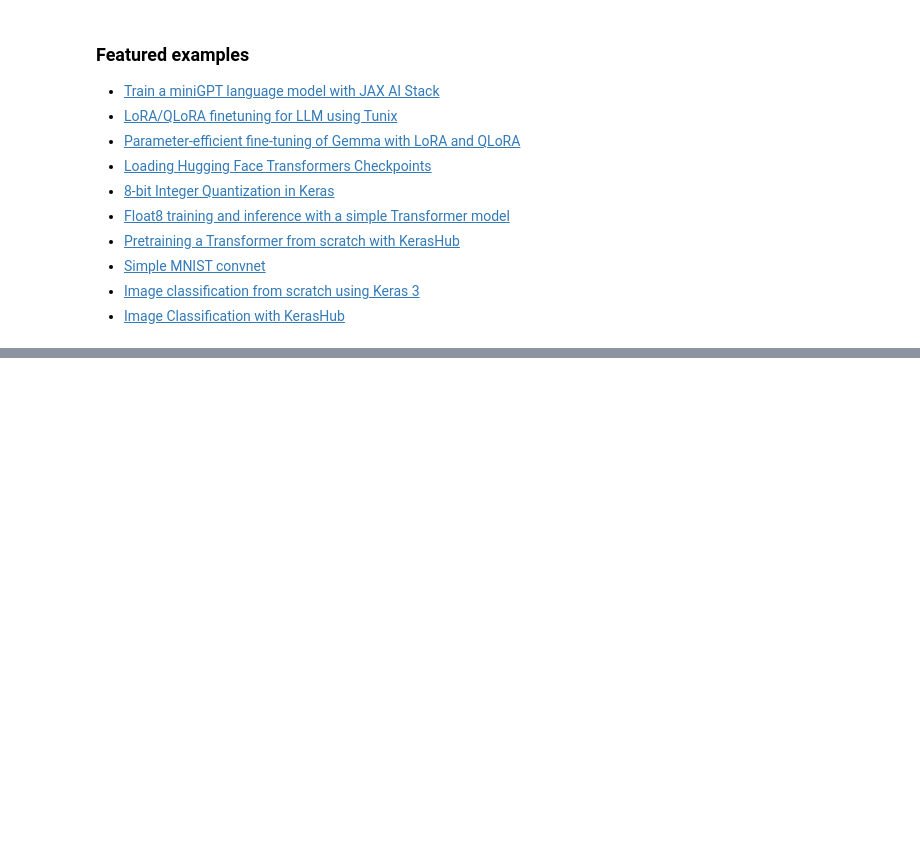
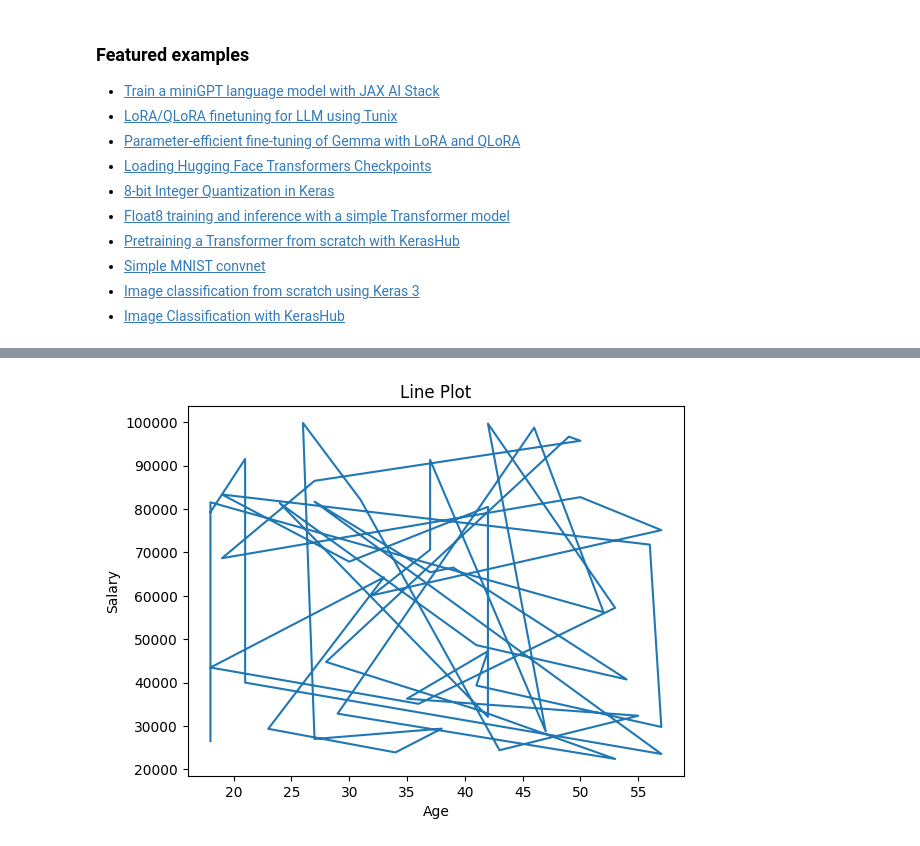
Before and after one commit to Subi2005-10/DATA-SCIENCE, a Jupyter notebook: Welcome_To_Colab.ipynb, the cells around one changed output, grey strips where cells are left out. Cells and saved outputs as stored; diff of their text form; code cells hidden in the pictures; blank space fills up the shorter version.

```diff
--- a/Welcome_To_Colab.ipynb
+++ b/Welcome_To_Colab.ipynb
@@ -398,0 +249,8 @@ These are a few of the notebooks related to Machine Learning, including Google's
+# %%
+plt.plot(data['Age'], data['Salary'])
+plt.xlabel("Age")
+plt.ylabel("Salary")
+plt.title("Line Plot")
+plt.show()
+# %% [output]
+[figure, added]
```
Also changed, not shown: parts of 11 cells of this notebook.
